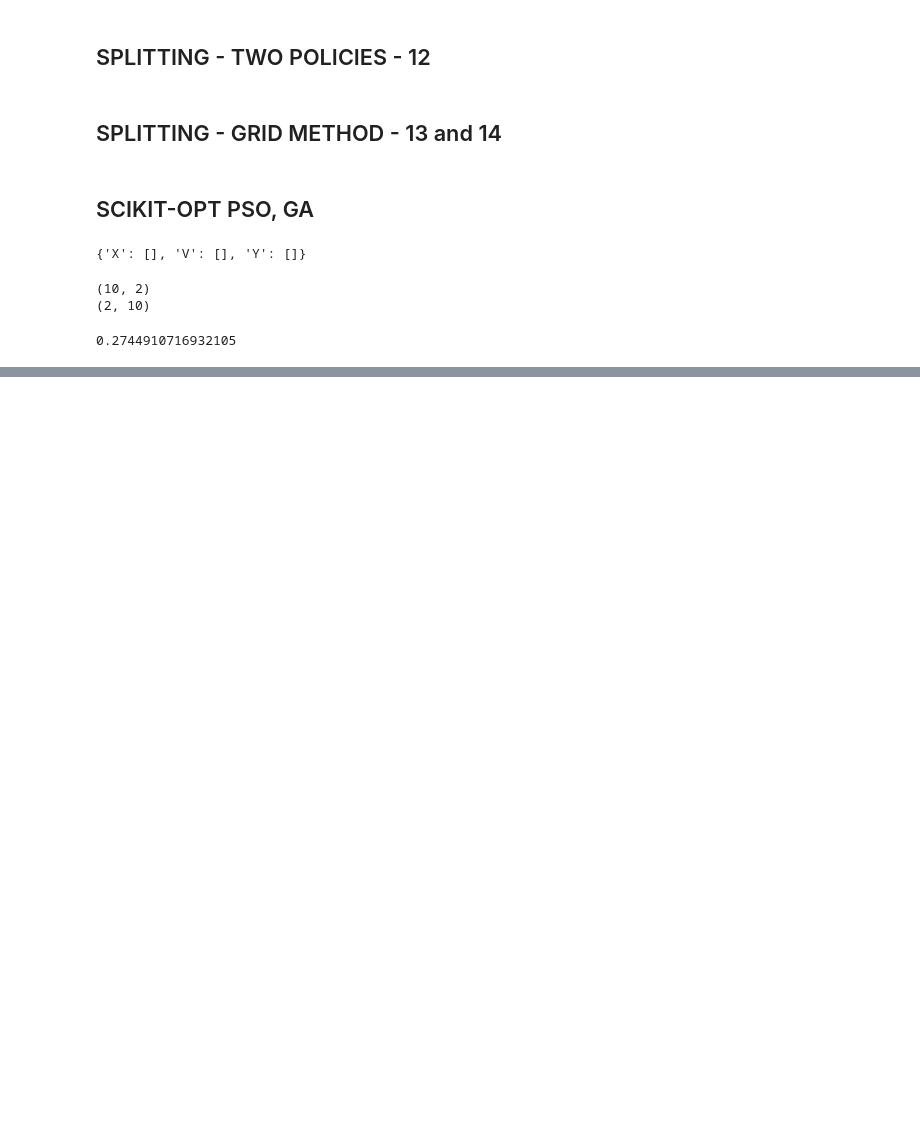
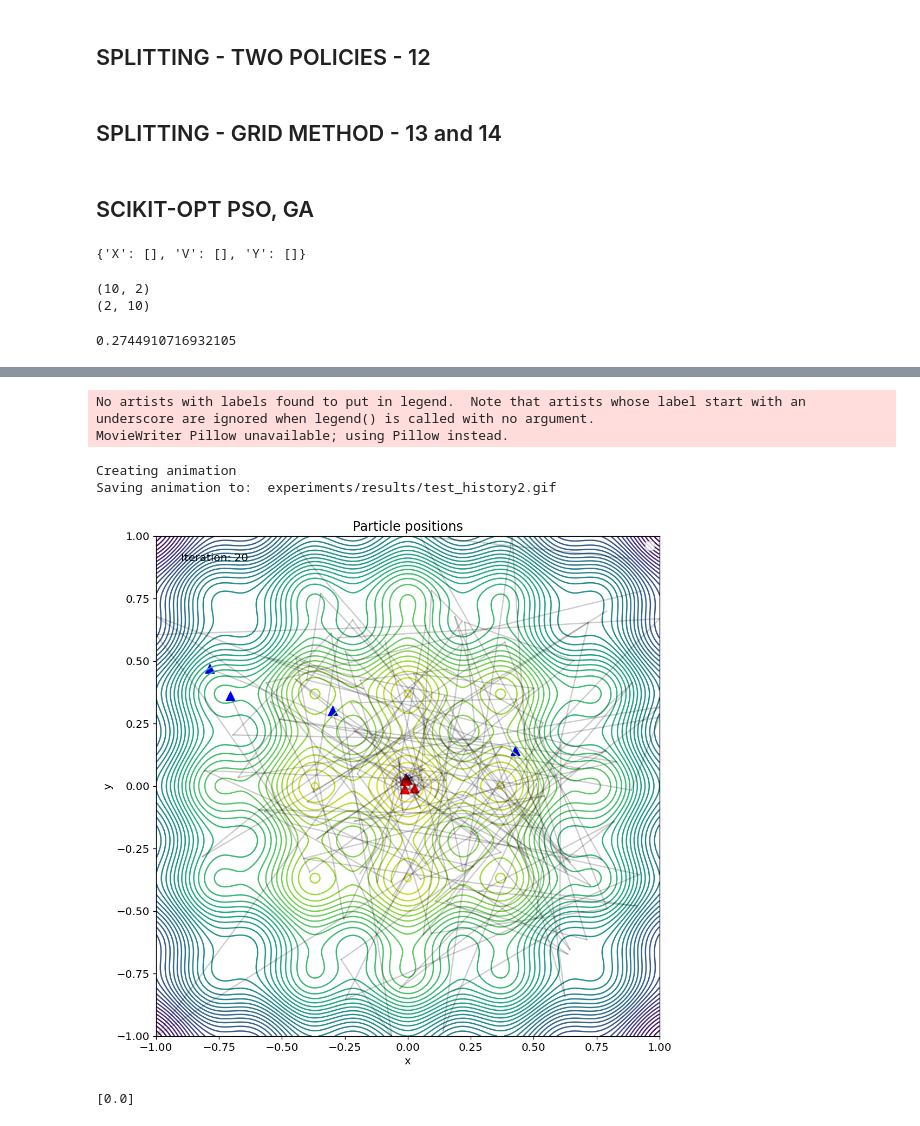
Before and after one commit to DMO-LAB/deephiveV2, a Jupyter notebook: notebooks/experiment_02.ipynb, the cells around one changed output, grey strips where cells are left out. Saved outputs shown, nothing was run; the diff lists cells and outputs as text; code cells hidden in the pictures; blank space fills up the shorter version.

```diff
--- a/notebooks/experiment_02.ipynb
+++ b/notebooks/experiment_02.ipynb
@@ -501,0 +570,28 @@ array([[-4.20208874e-02, -2.35729346e-01],
+# %%
+# #Experiment 1: VARIANCE DRIVEN EXPLORERS AND EXPLOITERS
+config_path = "../config/exp_config.json"
+model_path = "../models/pbest_unfreeze.pth"
+model_path_2 = "../models/gbest.pth"
+
+config = parse_config(config_path)
+
+config['ep_length'] = 20
+config['freeze'] = False
+config['use_gbest'] = True
+config['role_std'] = {'explorer': 0.3, 'exploiter': 0.03}
+config['variable_std'] = True,
+config['action_std'] = 0.02
+config['decay_rate'] = 0.9
+config['decay_std'] = False
+config['decay_start'] = 0
+config['split_agents'] = True
+config['split_type'] = "use_stds"
+config['plot_gbest'] = True
+config['iters'] = 10
+config['tol'] = .99
+config['split_ratio'] = 0.5
+config['dynamic_split'] = False
+config['n_agents'] = 10
+config['n_dim'] = 2
+config['objective_function'] = "CosineMixtureFunction"
+mode = "test"
@@ -501,0 +721,13 @@ array([[-4.20208874e-02, -2.35729346e-01],
+# %%
+env.render(type="history", file_path="experiments/results/test_history2.gif")
+# %% [output]
+No artists with labels found to put in legend.  Note that artists whose label start with an underscore are ignored when legend() is called with no argument.
+MovieWriter Pillow unavailable; using Pillow instead.
+Creating animation
+Saving animation to:  experiments/results/test_history2.gif
+[figure, added]
+# %%
+exploiter_id = [0.]
+exploiter_id
+# %% [output]
+[0.0]
```
Also changed, not shown: parts of 8 cells of this notebook, 41 other files.
